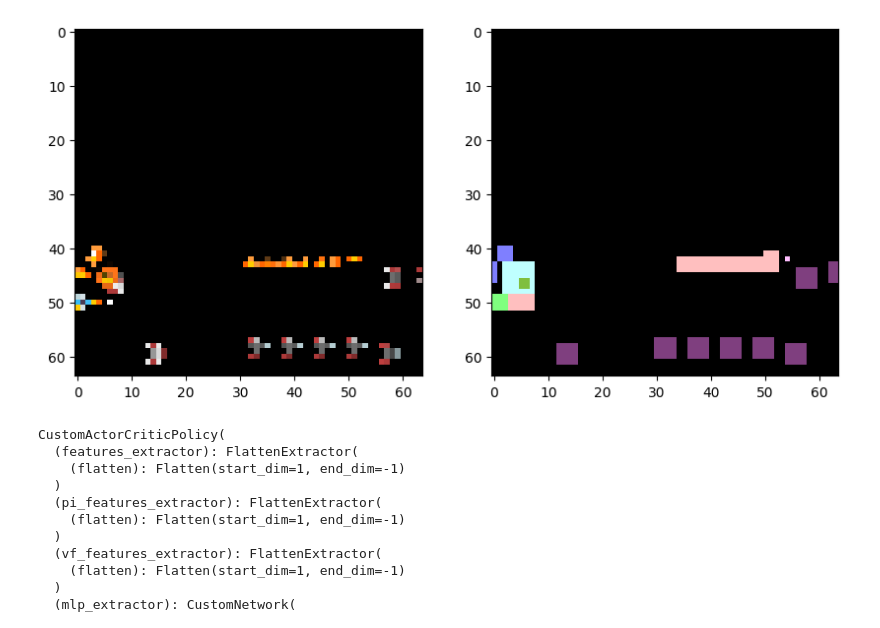
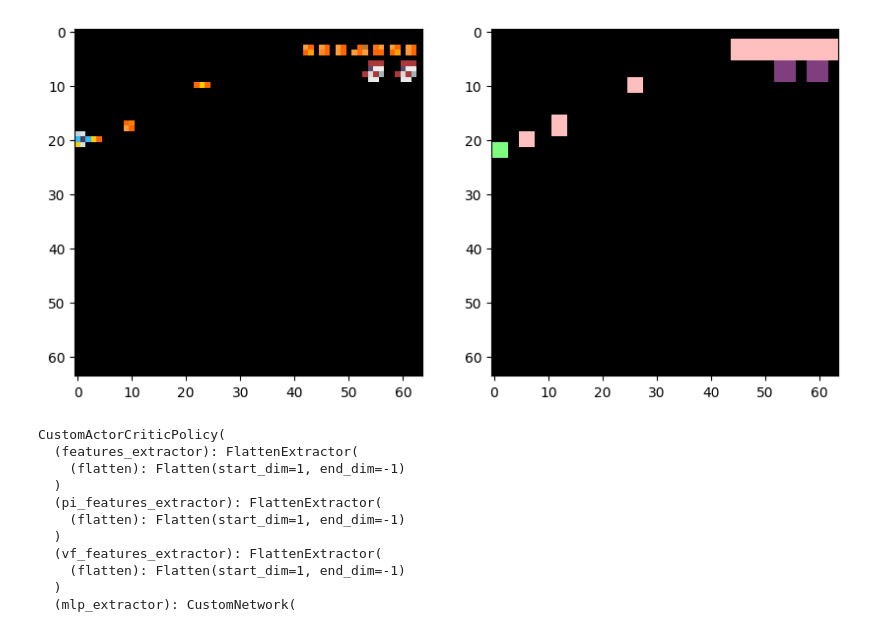
Before and after one commit to Lord225/explain-rl, a Jupyter notebook: explain/explainer_test1.ipynb, the cells around one changed output. Saved outputs shown, nothing was run; the diff lists cells and outputs as text; code cells hidden in the pictures.

```diff
--- a/explain/explainer_test1.ipynb
+++ b/explain/explainer_test1.ipynb
@@ -81,17 +80,17 @@ Wrapping the env in a VecTransposeImage.
 # %%
 import matplotlib.pyplot as plt
 
 def get_img(obs):
     return obs[:, :, 6:9]
 
 ax, fig = plt.subplots(1, 2, figsize=(10, 5))
 
-fig[0].imshow(get_img(observations[100]))
-fig[1].imshow(seg_observations[100])
+fig[0].imshow(get_img(observations[120]))
+fig[1].imshow(seg_observations[120])
 
 plt.show()
 # %% [output]
-[figure, old version]
+[figure, new version]
 # %%
 import imageio
 import tqdm
```
Also changed, not shown: parts of 23 cells of this notebook, 7 other files.
